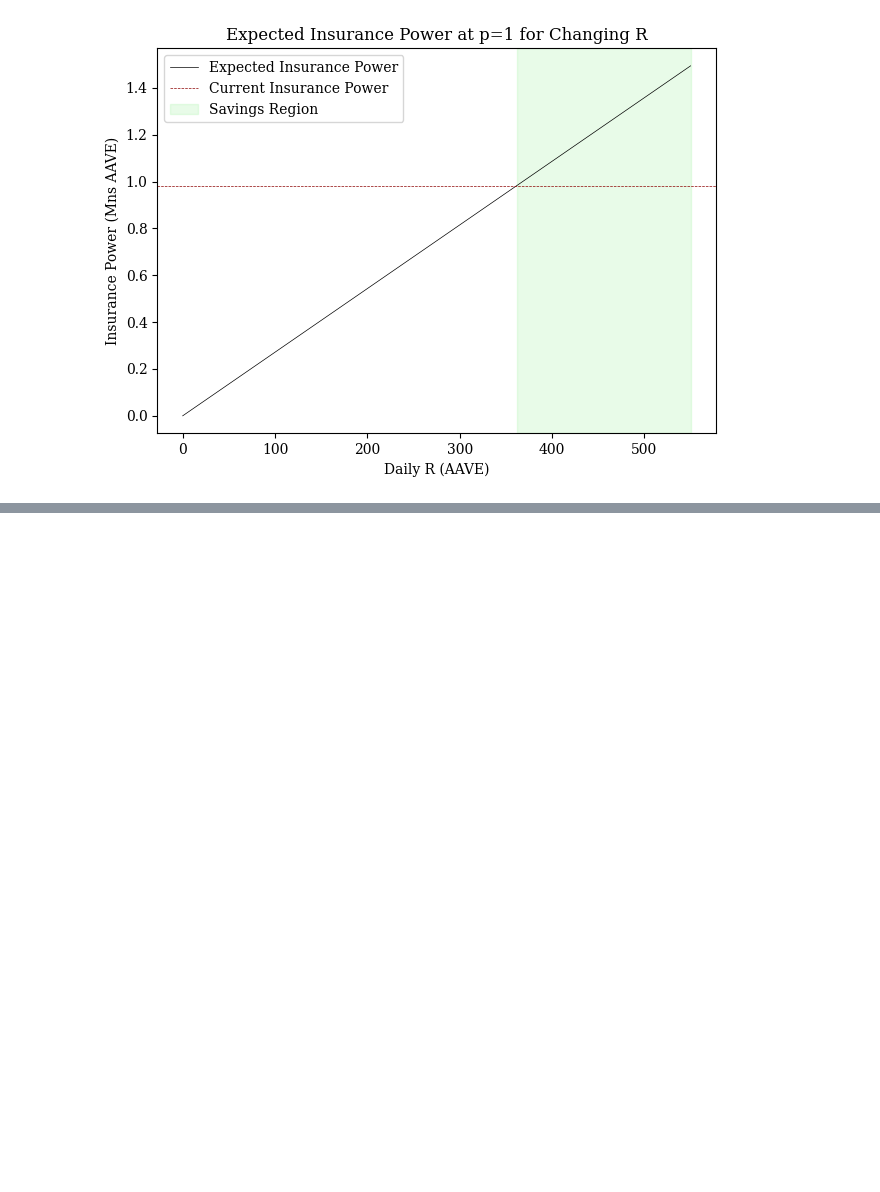
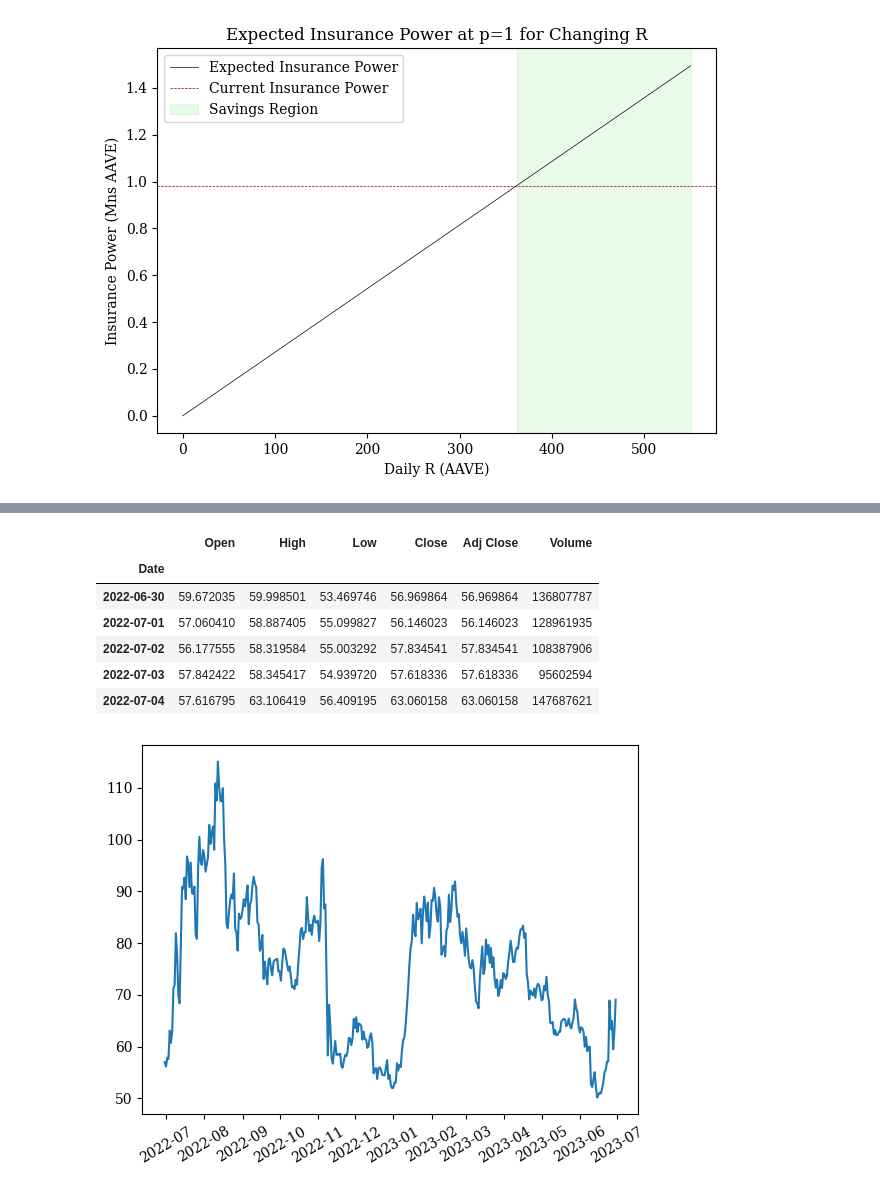
Before and after one commit to xenophonlabs/aave-safety-module, a Jupyter notebook: main.ipynb, the cells around one changed output, grey strips where cells are left out. Drawn from its saved outputs; the diff is of its cells as text; code cells hidden in the pictures; blank space fills up the shorter version.

```diff
--- a/main.ipynb
+++ b/main.ipynb
@@ -151,0 +137,18 @@ f.savefig('./figs/possible_savings.png', dpi=300)
+# %%
+AAVE_prices = pd.read_csv('./data/price.csv', index_col='Date')
+AAVE_prices.index = pd.to_datetime(AAVE_prices.index)
+display(AAVE_prices.head())
+plt.plot(AAVE_prices.index, AAVE_prices['Close'])
+ax = plt.gca()  # Get the current axes
+ax.xaxis.set_major_locator(mdates.MonthLocator())  # Set the locator to show ticks at monthly intervals
+ax.xaxis.set_major_formatter(mdates.DateFormatter('%Y-%m'))
+ax.xaxis.set_tick_params(rotation=30, labelsize=10)  # Rotate and align the tick labels
+# %% [output]
+|  | Open | High | Low | Close | Adj Close | Volume |
+| Date |  |  |  |  |  |  |
+| 2022-06-30 | 59.672035 | 59.998501 | 53.469746 | 56.969864 | 56.969864 | 136807787 |
+| 2022-07-01 | 57.060410 | 58.887405 | 55.099827 | 56.146023 | 56.146023 | 128961935 |
+| 2022-07-02 | 56.177555 | 58.319584 | 55.003292 | 57.834541 | 57.834541 | 108387906 |
+| 2022-07-03 | 57.842422 | 58.345417 | 54.939720 | 57.618336 | 57.618336 | 95602594 |
+| 2022-07-04 | 57.616795 | 63.106419 | 56.409195 | 63.060158 | 63.060158 | 147687621 |
+[figure, added]
```
Also changed, not shown: parts of 18 cells of this notebook, 5 other files.
